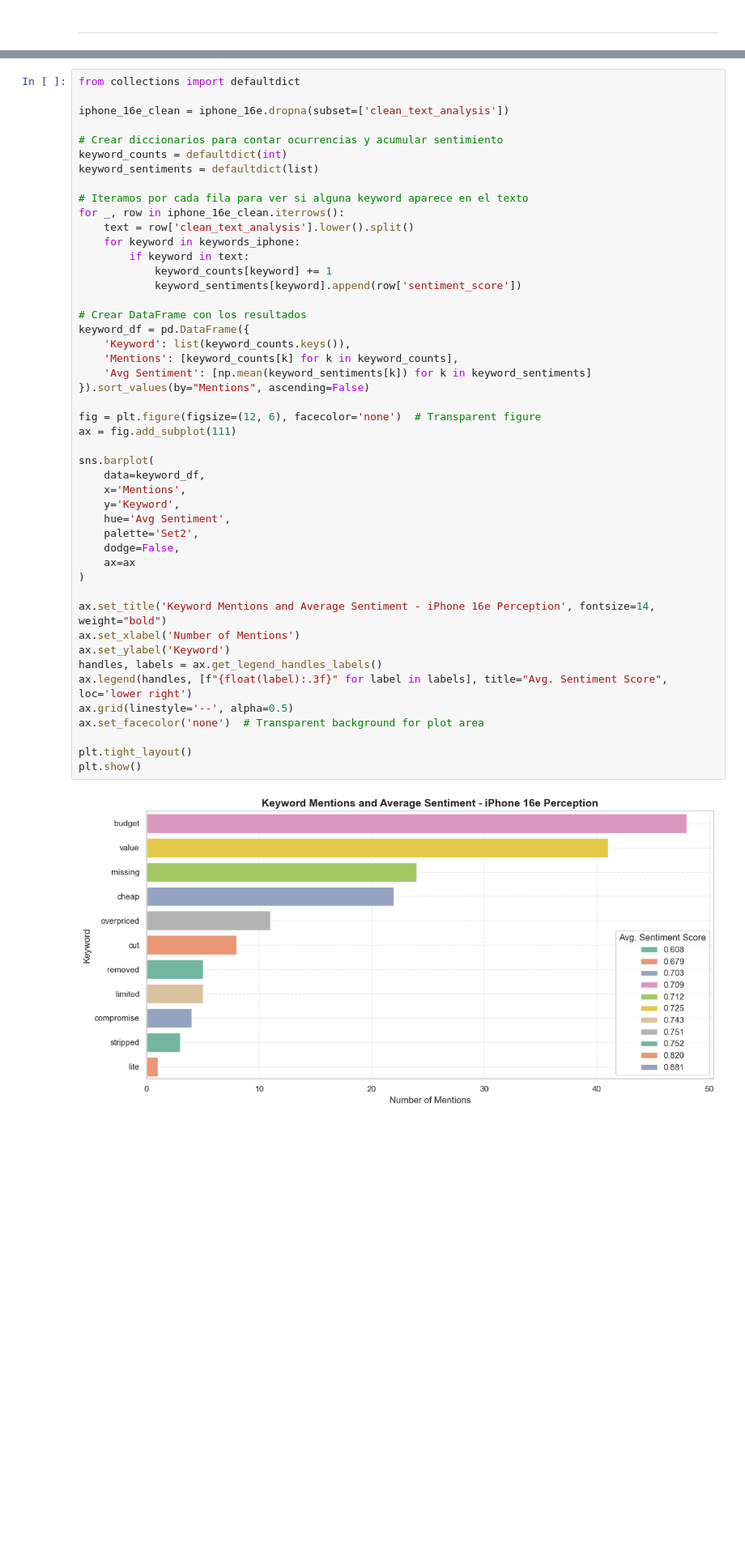
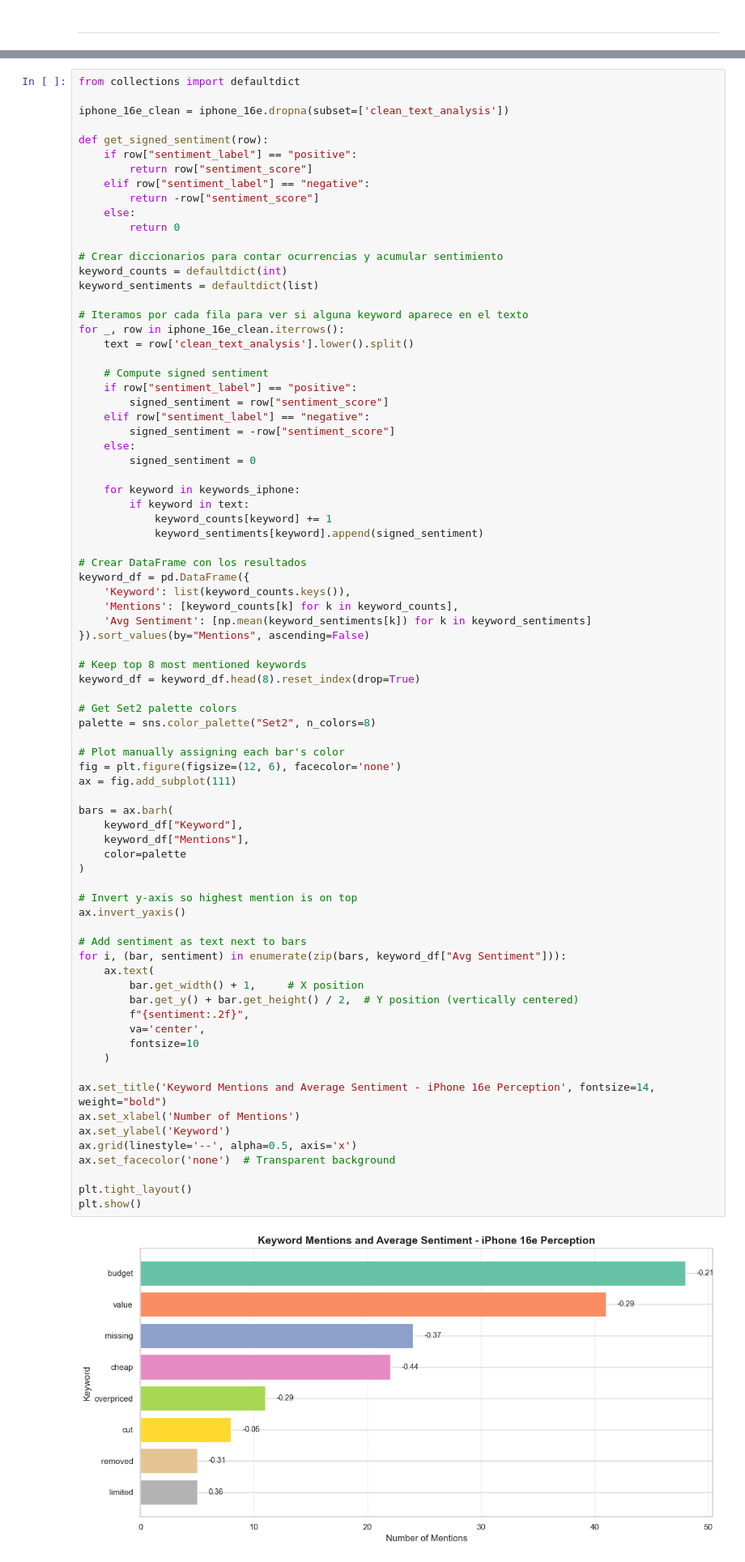
Before and after one commit to SergioCuencaNunez/asw-labs, a Jupyter notebook: project/project.ipynb, the cells around one changed output, grey strips where cells are left out. Shown at 81% size. Cells and saved outputs as stored; diff of their text form; blank space fills up the shorter version.

```diff
--- a/project/project.ipynb
+++ b/project/project.ipynb
@@ -1797,51 +1797,82 @@ plt.show()
 from collections import defaultdict
 
 iphone_16e_clean = iphone_16e.dropna(subset=['clean_text_analysis'])
+
+def get_signed_sentiment(row):
+    if row["sentiment_label"] == "positive":
+        return row["sentiment_score"]
+    elif row["sentiment_label"] == "negative":
+        return -row["sentiment_score"]
+    else:
+        return 0
 
 # Crear diccionarios para contar ocurrencias y acumular sentimiento
 keyword_counts = defaultdict(int)
 keyword_sentiments = defaultdict(list)
 
 # Iteramos por cada fila para ver si alguna keyword aparece en el texto
 for _, row in iphone_16e_clean.iterrows():
     text = row['clean_text_analysis'].lower().split()
+
+    # Compute signed sentiment
+    if row["sentiment_label"] == "positive":
+        signed_sentiment = row["sentiment_score"]
+    elif row["sentiment_label"] == "negative":
+        signed_sentiment = -row["sentiment_score"]
+    else:
+        signed_sentiment = 0
+
     for keyword in keywords_iphone:
         if keyword in text:
             keyword_counts[keyword] += 1
-            keyword_sentiments[keyword].append(row['sentiment_score'])
+            keyword_sentiments[keyword].append(signed_sentiment)
 
 # Crear DataFrame con los resultados
 keyword_df = pd.DataFrame({
     'Keyword': list(keyword_counts.keys()),
     'Mentions': [keyword_counts[k] for k in keyword_counts],
     'Avg Sentiment': [np.mean(keyword_sentiments[k]) for k in keyword_sentiments]
 }).sort_values(by="Mentions", ascending=False)
 
-fig = plt.figure(figsize=(12, 6), facecolor='none')  # Transparent figure
+# Keep top 8 most mentioned keywords
+keyword_df = keyword_df.head(8).reset_index(drop=True)
+
+# Get Set2 palette colors
+palette = sns.color_palette("Set2", n_colors=8)
+
+# Plot manually assigning each bar's color
+fig = plt.figure(figsize=(12, 6), facecolor='none')
 ax = fig.add_subplot(111)
 
-sns.barplot(
-    data=keyword_df,
-    x='Mentions',
-    y='Keyword',
-    hue='Avg Sentiment',
-    palette='Set2',
-    dodge=False,
-    ax=ax
+bars = ax.barh(
+    keyword_df["Keyword"],
+    keyword_df["Mentions"],
+    color=palette
 )
+
+# Invert y-axis so highest mention is on top
+ax.invert_yaxis()
+
+# Add sentiment as text next to bars
+for i, (bar, sentiment) in enumerate(zip(bars, keyword_df["Avg Sentiment"])):
+    ax.text(
+        bar.get_width() + 1,     # X position
+        bar.get_y() + bar.get_height() / 2,  # Y position (vertically centered)
+        f"{sentiment:.2f}",
+        va='center',
+        fontsize=10
+    )
 
 ax.set_title('Keyword Mentions and Average Sentiment - iPhone 16e Perception', fontsize=14, weight="bold")
 ax.set_xlabel('Number of Mentions')
 ax.set_ylabel('Keyword')
-handles, labels = ax.get_legend_handles_labels()
-ax.legend(handles, [f"{float(label):.3f}" for label in labels], title="Avg. Sentiment Score", loc='lower right')
-ax.grid(linestyle='--', alpha=0.5)
-ax.set_facecolor('none')  # Transparent background for plot area
+ax.grid(linestyle='--', alpha=0.5, axis='x')
+ax.set_facecolor('none')  # Transparent background
 
 plt.tight_layout()
 plt.show()
 # %% [output]
-[figure, old version]
+[figure, new version]
 # %%
 from sklearn.feature_extraction.text import CountVectorizer
 import numpy as np
```
Also changed, not shown: parts of 1 cell of this notebook.
